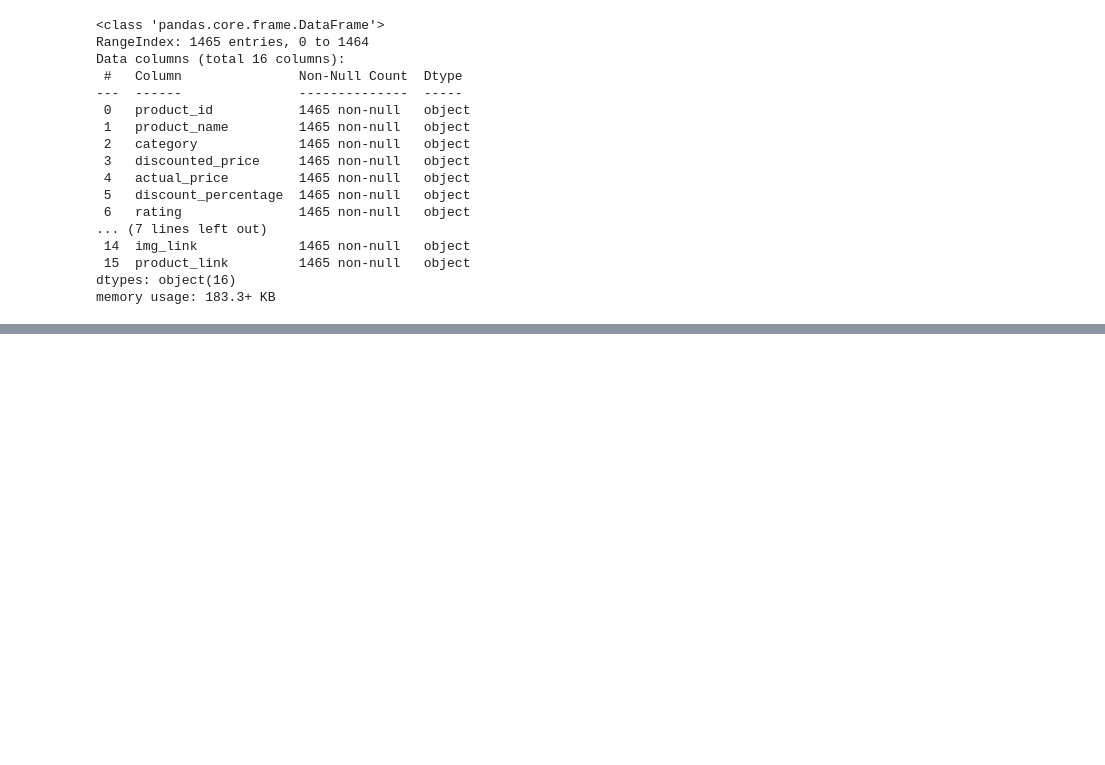
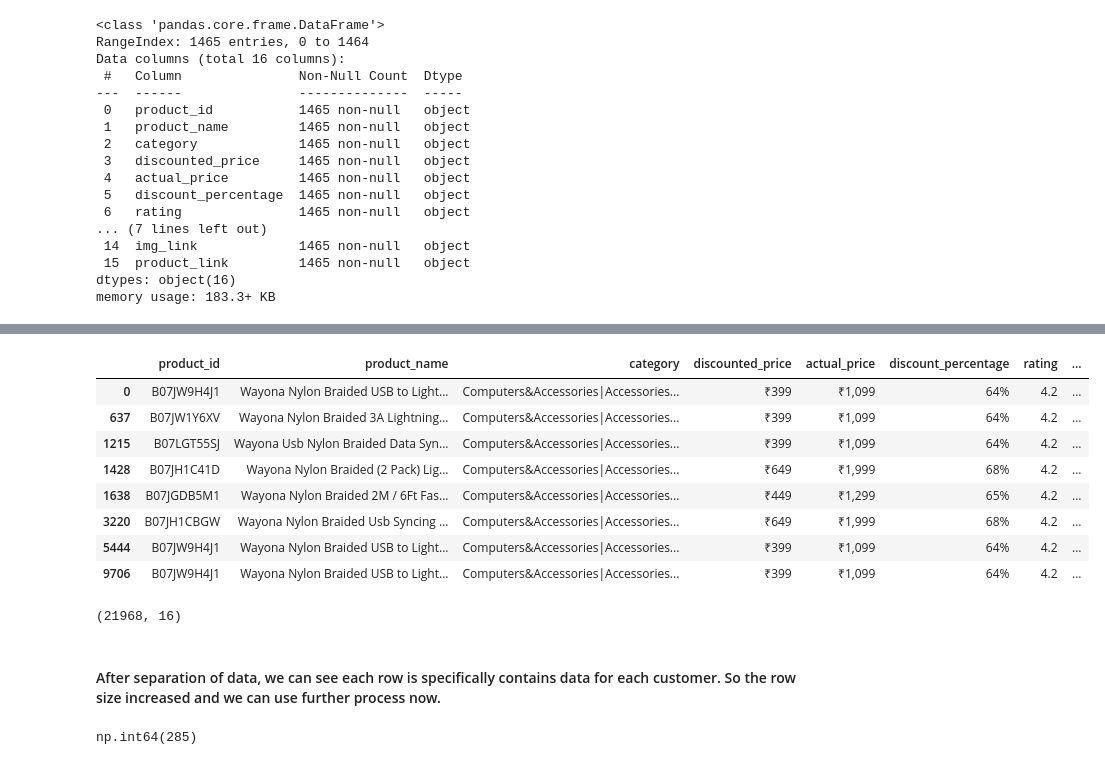
Before and after one commit to NaimPro-tech/customer_churn_prediction, a Jupyter notebook: churn_model.ipynb, the cells around one changed output, grey strips where cells are left out. Saved outputs shown, nothing was run; the diff lists cells and outputs as text; code cells hidden in the pictures; blank space fills up the shorter version.

```diff
--- a/churn_model.ipynb
+++ b/churn_model.ipynb
@@ -269,4 +68,0 @@ MinMaxScaler
-# %%
-min_max_scaler = MinMaxScaler()
-df[numeric_cols] = min_max_scaler.fit_transform(df[numeric_cols])
-df[numeric_cols].head()
@@ -279,0 +71,11 @@ df[numeric_cols].head()
+# %%
+
+cols_to_split = ['user_id', 'user_name', 'review_id', 'review_title', 'review_content']
+
+for col in cols_to_split:
+    df[col] = df[col].astype(str).str.split(',')
+
+# df['__len__'] = df[cols_to_split[0]].apply(len)
+
+# for col in cols_to_split[1:]:
+#     df = df[df['__len__'] == df[col].apply(len)]
@@ -279,0 +105,18 @@ df[numeric_cols].head()
+# %%
+expand_df[expand_df['review_id'] == 'R3HXWT0LRP0NMF']
+# %% [output]
+|  | product_id | product_name | category | discounted_price | actual_price | discount_percentage | rating | ... |
+| 0 | B07JW9H4J1 | Wayona Nylon Braided USB to Light... | Computers&Accessories|Accessories... | ₹399 | ₹1,099 | 64% | 4.2 | ... |
+| 637 | B07JW1Y6XV | Wayona Nylon Braided 3A Lightning... | Computers&Accessories|Accessories... | ₹399 | ₹1,099 | 64% | 4.2 | ... |
+| 1215 | B07LGT55SJ | Wayona Usb Nylon Braided Data Syn... | Computers&Accessories|Accessories... | ₹399 | ₹1,099 | 64% | 4.2 | ... |
+| 1428 | B07JH1C41D | Wayona Nylon Braided (2 Pack) Lig... | Computers&Accessories|Accessories... | ₹649 | ₹1,999 | 68% | 4.2 | ... |
+| 1638 | B07JGDB5M1 | Wayona Nylon Braided 2M / 6Ft Fas... | Computers&Accessories|Accessories... | ₹449 | ₹1,299 | 65% | 4.2 | ... |
+| 3220 | B07JH1CBGW | Wayona Nylon Braided Usb Syncing ... | Computers&Accessories|Accessories... | ₹649 | ₹1,999 | 68% | 4.2 | ... |
+| 5444 | B07JW9H4J1 | Wayona Nylon Braided USB to Light... | Computers&Accessories|Accessories... | ₹399 | ₹1,099 | 64% | 4.2 | ... |
+| 9706 | B07JW9H4J1 | Wayona Nylon Braided USB to Light... | Computers&Accessories|Accessories... | ₹399 | ₹1,099 | 64% | 4.2 | ... |
+# %%
+expand_df.shape
+# %% [output]
+(21968, 16)
+# %% [markdown]
+#### After separation of data, we can see each row is specifically contains data for each customer. So the row size increased and we can use further process now.
@@ -279,0 +129,4 @@ df[numeric_cols].head()
+# %%
+expand_df.isna().sum().sum()
+# %% [output]
+np.int64(285)
```
Also changed, not shown: parts of 86 cells of this notebook.
